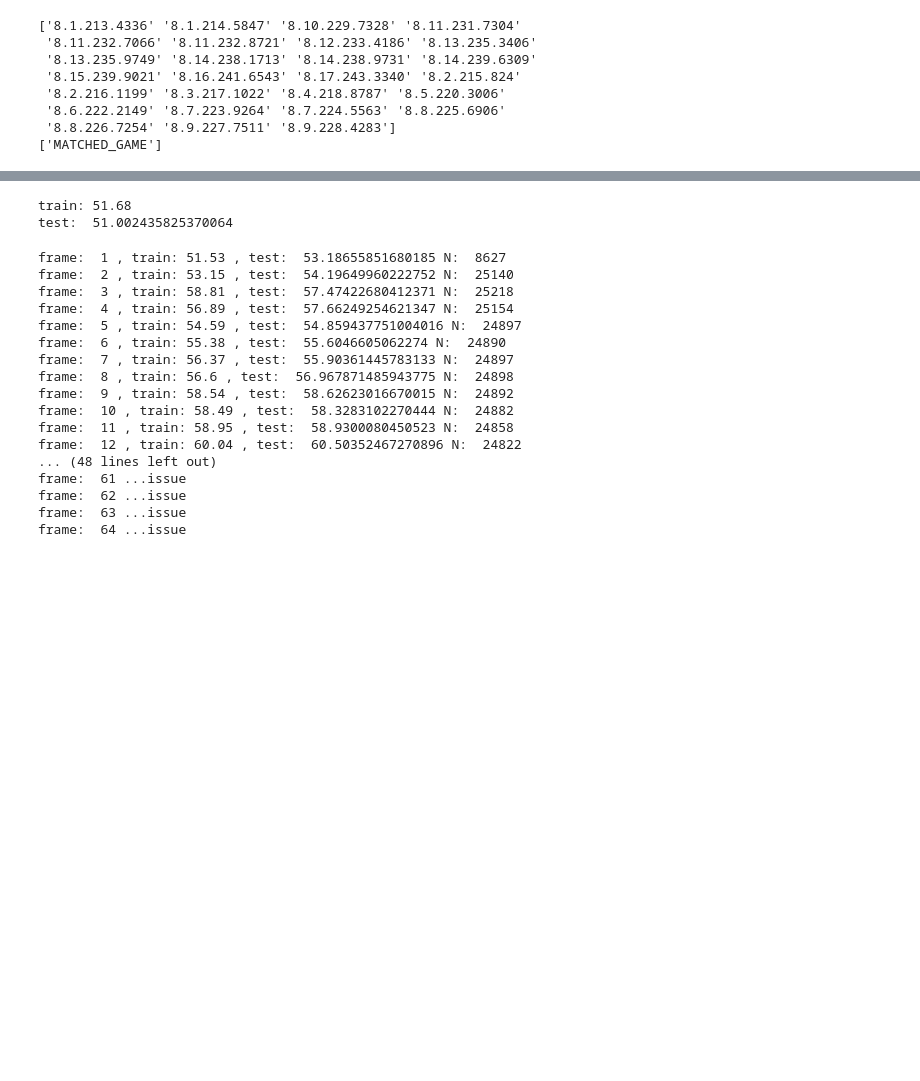
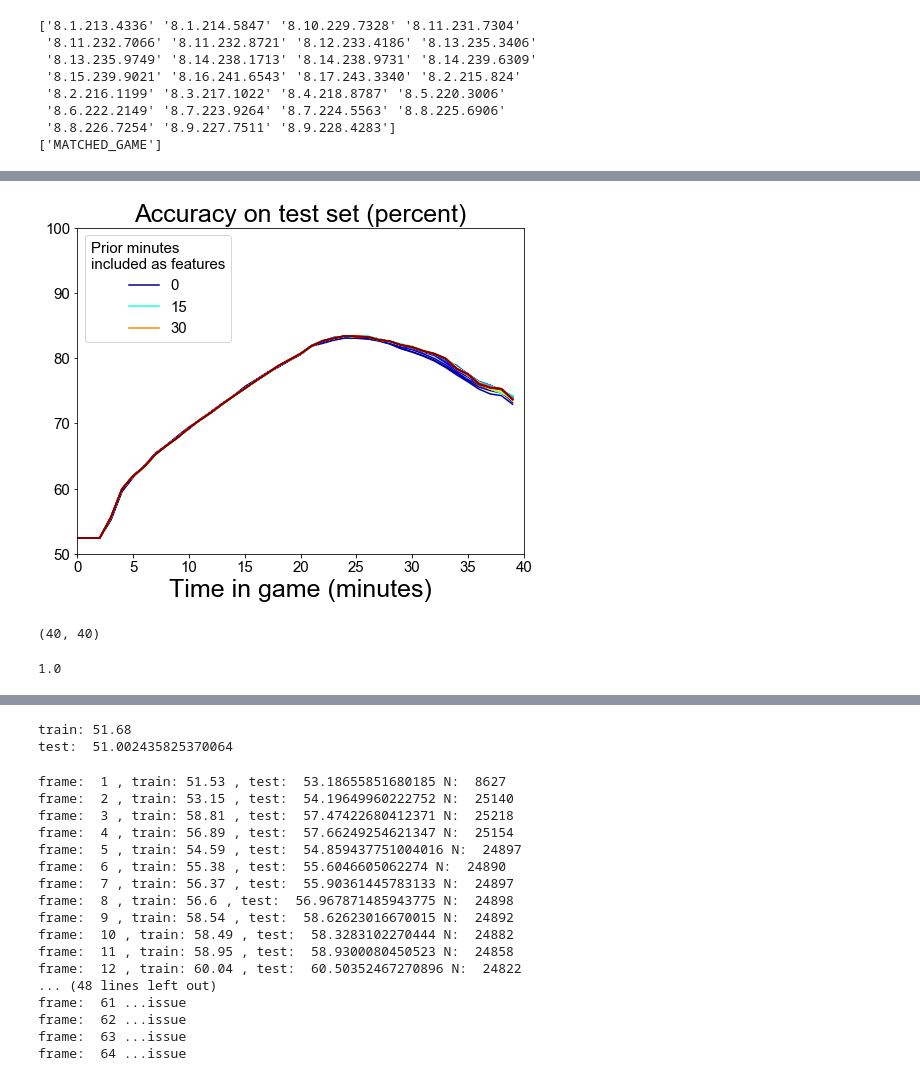
Before and after one commit to clin-projects/LoL-predictor, a Jupyter notebook: analyze_data.ipynb, the cells around one changed output, grey strips where cells are left out. Cells and saved outputs as stored; diff of their text form; code cells hidden in the pictures; blank space fills up the shorter version.

Commit message:
updated analysis file

```diff
--- a/analyze_data.ipynb
+++ b/analyze_data.ipynb
@@ -157,0 +295,51 @@ X = X.reshape((n,1))
+# %%
+fout_analysis = 'accuracy_vs_lag.npz'
+accuracy_lag = np.load(fout_analysis)
+all_train = accuracy_lag['all_train']
+all_test = accuracy_lag['all_test']
+all_auc = accuracy_lag['all_auc']
+
+color=cm.jet(np.linspace(0,1,len(all_train)))
+
+fig, ax = plt.subplots(figsize=(8,6))
+
+for i in range(len(all_train)):
+    if i == 0 or i==15 or i==30:
+        plt.plot(all_test[i], color=color[i],label=i)
+    else:
+        plt.plot(all_test[i], color=color[i])
+
+#plt.ylim([75,85])
+
+legend = plt.legend(title='Prior minutes\nincluded as features', fontsize=15)
+legend._legend_box.align = "center"
+plt.setp(legend.get_title(),fontsize=15)
+
+
+
+ax.set_xticks(np.arange(0,40,5),minor=True)
+plt.ylim([50,100])
+plt.xlim([0,40])
+ax.tick_params(labelsize=15)
+plt.xlabel('Time in game (minutes)', fontsize=25)
+plt.title('Accuracy on test set (percent)', fontsize=25)
+
+plt.savefig('accuracy_vs_lag.png',dpi=200)
+# %% [output]
+[figure, added]
+# %%
+fout_analysis = 'vs_lag_all_train.txt'
+with open(fout_analysis,'w') as f:
+    for i, x in enumerate(valid_frames):
+        cur_out = '%d, %d, %0.2f, %0.2f\n' %(i, x, acc_test_list[i], np.array(auc)[i]*100)
+        f.write(cur_out)
+# %% [output]
+(40, 40)
+# %%
+fout_analysis = 'analysis.txt'
+with open(fout_analysis,'w') as f:
+    for i, x in enumerate(valid_frames):
+        cur_out = '%d, %d, %0.2f, %0.2f\n' %(i, x, acc_test_list[i], np.array(auc)[i]*100)
+        f.write(cur_out)
+# %% [output]
+1.0
```
Also changed, not shown: parts of 27 cells of this notebook.
